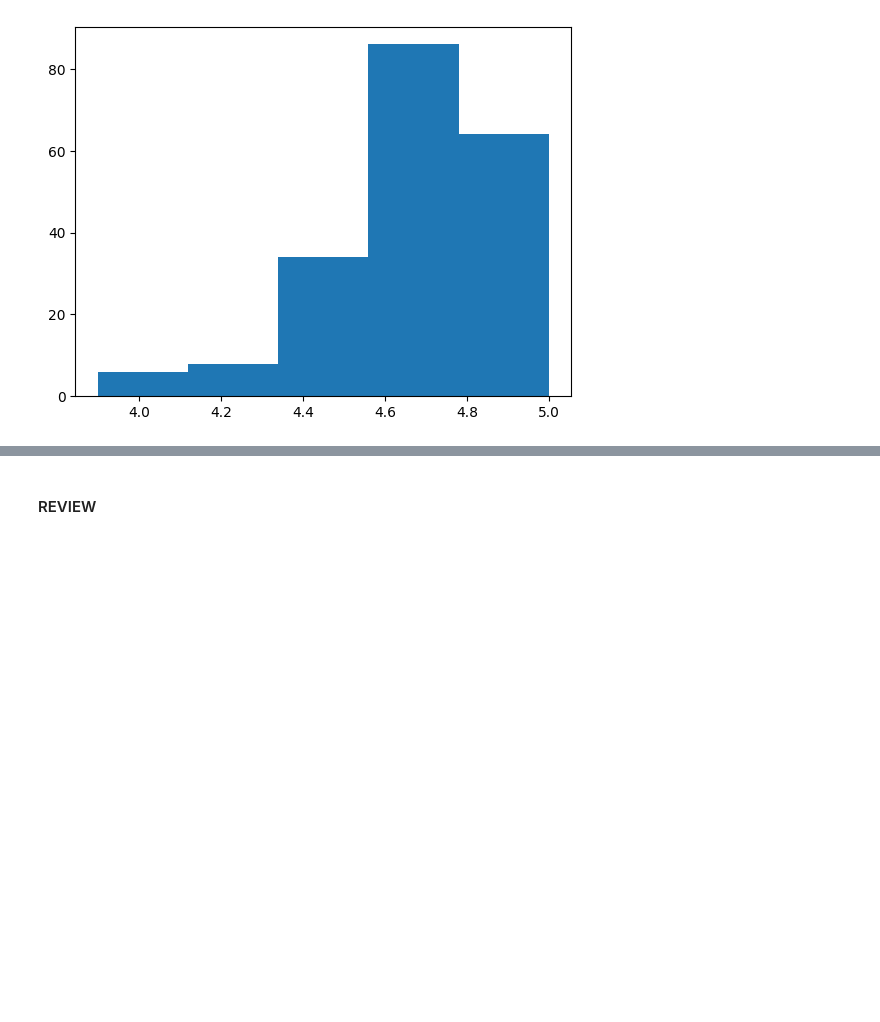
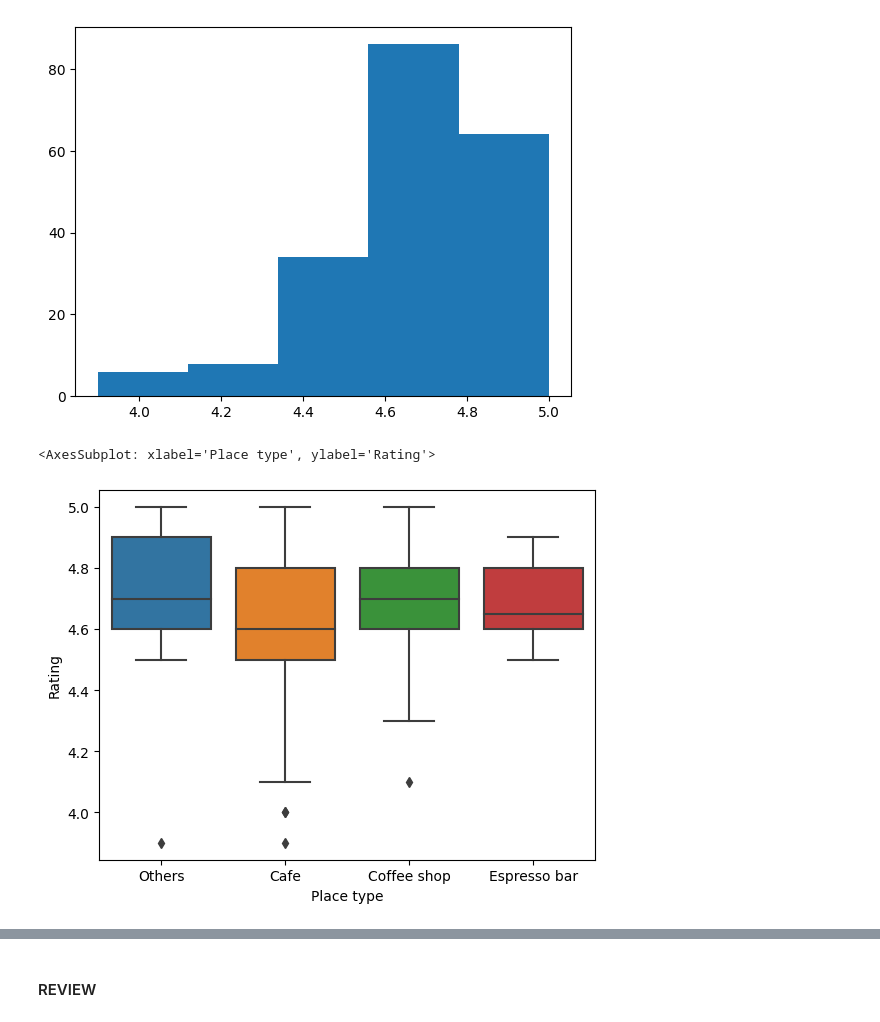
Before and after one commit to eusoulucas/coffee_shop_data_insight, a Jupyter notebook: analysis.ipynb, the cells around one changed output, grey strips where cells are left out. Saved outputs shown, nothing was run; the diff lists cells and outputs as text; code cells hidden in the pictures; blank space fills up the shorter version.

```diff
--- a/analysis.ipynb
+++ b/analysis.ipynb
@@ -83,3 +116,9 @@ plt.hist(coffeeDF['Rating'], bins=5)
  array([3.9 , 4.12, 4.34, 4.56, 4.78, 5.  ]),
  <BarContainer object of 5 artists>)
 [figure]
+# %%
+#box plot com outliers
+sns.boxplot(x="Place type", y="Rating", data=coffeeDF)
+# %% [output]
+<AxesSubplot: xlabel='Place type', ylabel='Rating'>
+[figure, added]
```
Also changed, not shown: parts of 27 cells of this notebook.
